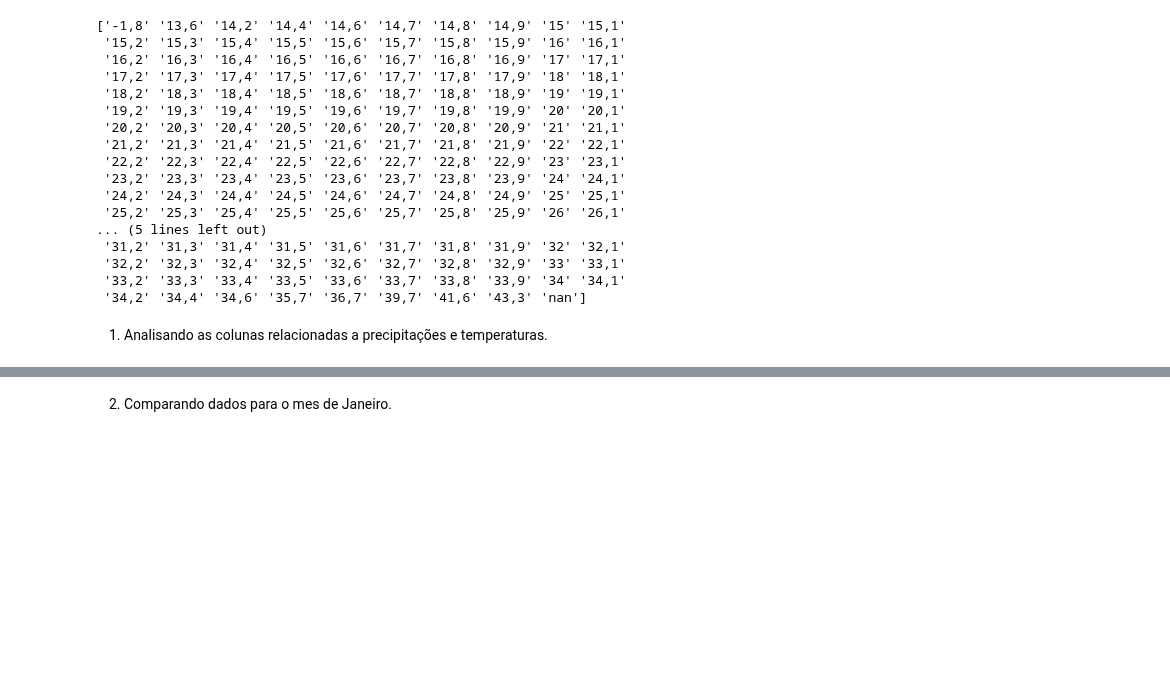
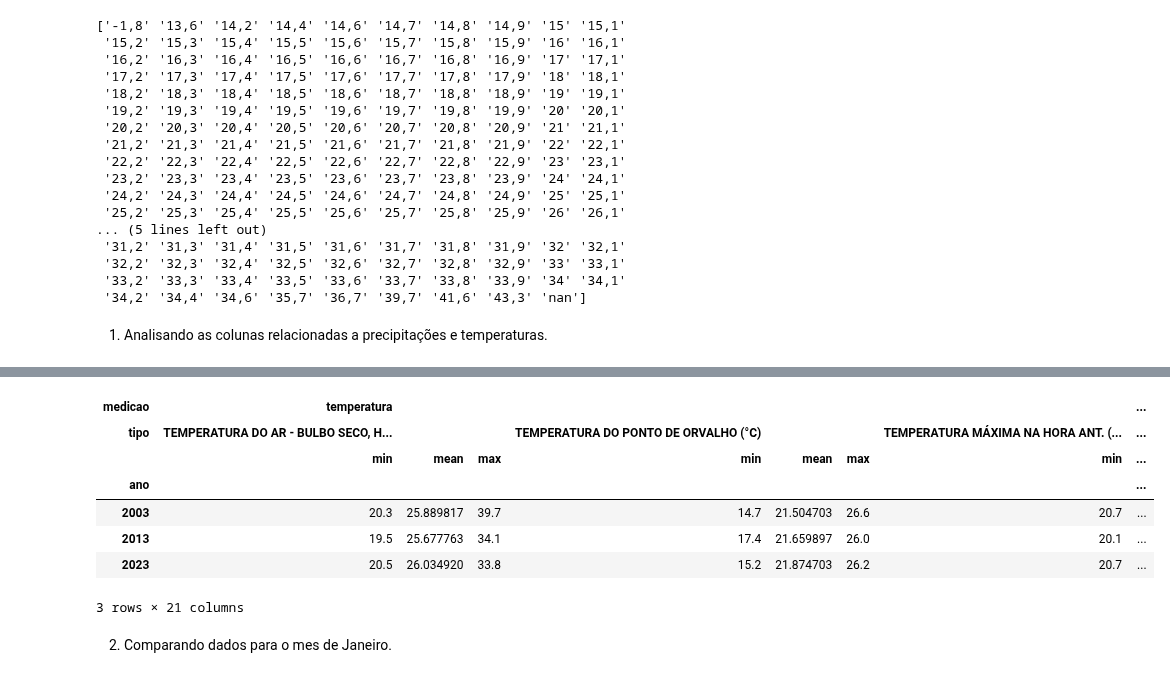
Before and after one commit to everaldina/Trilha_Python, a Jupyter notebook: dev-Everaldina/PI-007.ipynb, the cells around one changed output, grey strips where cells are left out. Drawn from its saved outputs; the diff is of its cells as text; code cells hidden in the pictures; blank space fills up the shorter version.

Commit message:
att P007 para uso de groupby

```diff
--- a/dev-Everaldina/PI-007.ipynb
+++ b/dev-Everaldina/PI-007.ipynb
@@ -293,7 +294,7 @@ estacao_ssa.loc[:, ('precipitacao', 'PRECIPITAÇÃO TOTAL, HORÁRIO (mm)')].repl
 estacao_ssa['precipitacao'] = estacao_ssa['precipitacao'].astype('float64')
 
 # preenchendo valores NaN com valor anteriores
-estacao_ssa.loc[:, ('precipitacao', 'PRECIPITAÇÃO TOTAL, HORÁRIO (mm)')].ffill(inplace=True)
+estacao_ssa.loc[:, ('precipitacao', 'PRECIPITAÇÃO TOTAL, HORÁRIO (mm)')].bfill(inplace=True)
 # %% [output]
 [nan '0' ',2' '6' ',4' '4,8' '6,4' '1,4' '2,4' '1' ',6' '3' '21,8' '2,2'
  '6,8' ',8' '2,6' '4,6' '3,4' '8,4' '1,2' '1,8' '15,8' '12,4' '13,8' '4'
@@ -319,7 +320,7 @@ estacao_ssa['temperatura'] = estacao_ssa['temperatura'].astype('float64')
 
 # preenchendo valores NaN com valor anteriores
 for coluna in colunas:
-    estacao_ssa.loc[:, ('temperatura', coluna)].ffill(inplace=True)
+    estacao_ssa.loc[:, ('temperatura', coluna)].bfill(inplace=True)
 # %% [output]
 ['-1,8' '13,6' '14,2' '14,4' '14,6' '14,7' '14,8' '14,9' '15' '15,1'
  '15,2' '15,3' '15,4' '15,5' '15,6' '15,7' '15,8' '15,9' '16' '16,1'
@@ -367,3 +344,16 @@ temp_prep
+# %%
+# media de precipitacao por ano
+precipitao_temp_ano = estacao_ssa[['precipitacao', 'temperatura']].groupby('ano')
+precipitao_temp_ano.aggregate(['min', 'mean', 'max'])
+# %% [output]
+| medicao | temperatura |  |  |  |  |  |  | ... |
+| tipo | TEMPERATURA DO AR - BULBO SECO, H... |  |  | TEMPERATURA DO PONTO DE ORVALHO (°C) |  |  | TEMPERATURA MÁXIMA NA HORA ANT. (... | ... |
+|  | min | mean | max | min | mean | max | min | ... |
+| ano |  |  |  |  |  |  |  | ... |
+| 2003 | 20.3 | 25.889817 | 39.7 | 14.7 | 21.504703 | 26.6 | 20.7 | ... |
+| 2013 | 19.5 | 25.677763 | 34.1 | 17.4 | 21.659897 | 26.0 | 20.1 | ... |
+| 2023 | 20.5 | 26.034920 | 33.8 | 15.2 | 21.874703 | 26.2 | 20.7 | ... |
+3 rows × 21 columns
 # %% [markdown]
 2. Comparando dados para o mes de Janeiro.
 # %% [markdown]
```
Also changed, not shown: parts of 2 cells of this notebook.
